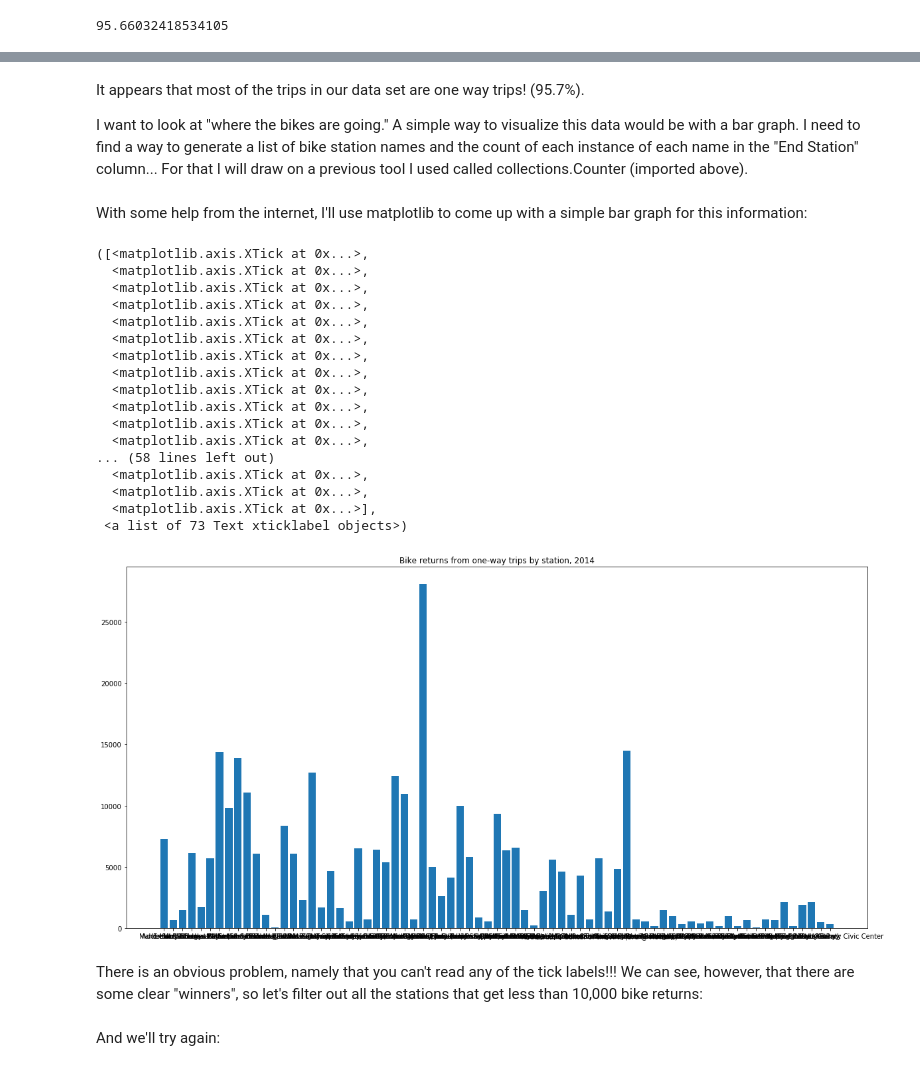
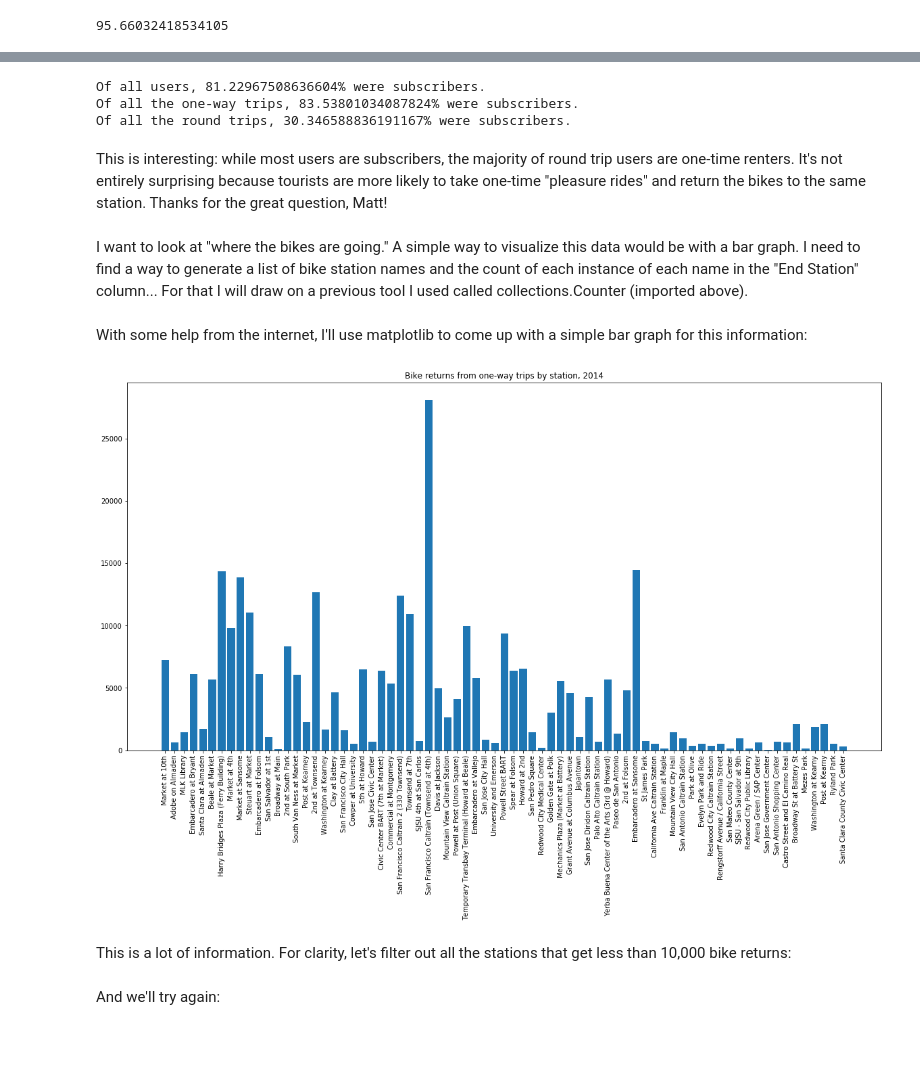
Before and after one commit to AlliedToasters/thinkful_challenge1, a Jupyter notebook: Challenge1.ipynb, the cells around one changed output, grey strips where cells are left out. Saved outputs shown, nothing was run; the diff lists cells and outputs as text; code cells hidden in the pictures; blank space fills up the shorter version.

```diff
--- a/Challenge1.ipynb
+++ b/Challenge1.ipynb
@@ -21,3 +18,9 @@ df = a.append(pd.read_csv('201408_trip_data.csv'))
+# %%
+a = pd.read_csv('201402_trip_data.csv')
+b = pd.read_csv('201408_trip_data.csv')
+#the first set a has "subscription type" column and set b has "subscriber type". renaming for consistency:
+b.rename(columns={"Subscriber Type":"Subscription Type"}, inplace=True)
+df = pd.concat([a, b])
 # %%
 df
 # %% [output]
@@ -65,6 +72,21 @@ Let's see what percentage of the trips were one way:
+# %%
+allsub = df[df['Subscription Type'] == 'Subscriber']
+owtsub = owt[owt['Subscription Type'] == "Subscriber"]
+rtsub = rt[rt['Subscription Type'] == "Subscriber"]
+all_subscribers_ratio = len(allsub)/len(df)
+owt_subscribers_ratio = len(owtsub)/len(owt)
+rt_subscribers_ratio = len(rtsub)/len(rt)
+print('Of all users, {}% were subscribers.'.format(all_subscribers_ratio * 100))
+print('Of all the one-way trips, {}% were subscribers.'.format(owt_subscribers_ratio * 100))
+print('Of all the round trips, {}% were subscribers.'.format(rt_subscribers_ratio * 100))
+# %% [output]
+Of all users, 81.22967508636604% were subscribers.
+Of all the one-way trips, 83.53801034087824% were subscribers.
+Of all the round trips, 30.346588836191167% were subscribers.
+# %% [markdown]
+This is interesting: while most users are subscribers, the majority of round trip users are one-time renters. It's not entirely surprising because tourists are more likely to take one-time "pleasure rides" and return the bikes to the same station.
+Thanks for the great question, Matt!
 # %% [markdown]
-It appears that most of the trips in our data set are one way trips! (95.7%).
-
 I want to look at "where the bikes are going." A simple way to visualize this data would be with a bar graph. I need to find a way to generate a list of bike station names and the count of each instance of each name in the "End Station" column... For that I will draw on a previous tool I used called collections.Counter (imported above).
 # %%
 dropoff_count = tuple((dict(Counter(owt['End Station']))).items()) #I boiled it into a tuple for order
@@ -73,31 +95,14 @@ With some help from the internet, I'll use matplotlib to come up with a simple b
 # %%
 labels = [item[0] for item in dropoff_count]
 values = [item[1] for item in dropoff_count]
 plt.figure(figsize=(20, 10))
 plt.title('Bike returns from one-way trips by station, 2014')
 plt.bar(range(len(labels)), values, align = 'center')
-plt.xticks(range(len(labels)), labels)
+plt.xticks(range(len(labels)), labels, rotation=90);
 # %% [output]
-([<matplotlib.axis.XTick at 0x...>,
-  <matplotlib.axis.XTick at 0x...>,
-  <matplotlib.axis.XTick at 0x...>,
-  <matplotlib.axis.XTick at 0x...>,
-  <matplotlib.axis.XTick at 0x...>,
-  <matplotlib.axis.XTick at 0x...>,
-  <matplotlib.axis.XTick at 0x...>,
-  <matplotlib.axis.XTick at 0x...>,
-  <matplotlib.axis.XTick at 0x...>,
-  <matplotlib.axis.XTick at 0x...>,
-  <matplotlib.axis.XTick at 0x...>,
-  <matplotlib.axis.XTick at 0x...>,
-... (58 lines left out)
-  <matplotlib.axis.XTick at 0x...>,
-  <matplotlib.axis.XTick at 0x...>,
-  <matplotlib.axis.XTick at 0x...>],
- <a list of 73 Text xticklabel objects>)
-[figure, old version]
+[figure, new version]
 # %% [markdown]
-There is an obvious problem, namely that you can't read any of the tick labels!!! We can see, however, that there are some clear "winners", so let's filter out all the stations that get less than 10,000 bike returns:
+This is a lot of information. For clarity, let's filter out all the stations that get less than 10,000 bike returns:
 # %%
 filt_dropoff_count = tuple(filter(lambda item: item[1] > 10000, dropoff_count))
 # %% [markdown]
```
Also changed, not shown: parts of 17 cells of this notebook.
